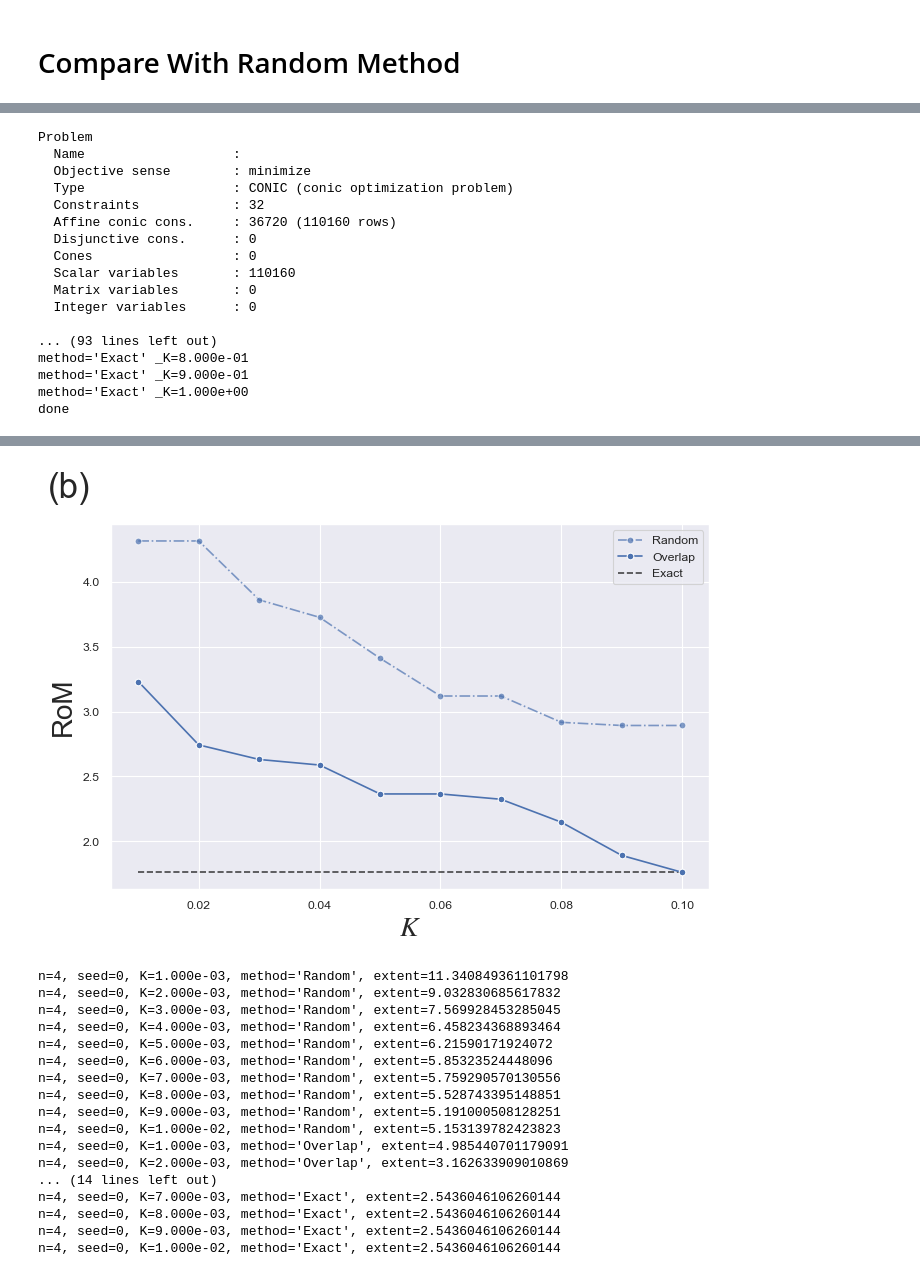
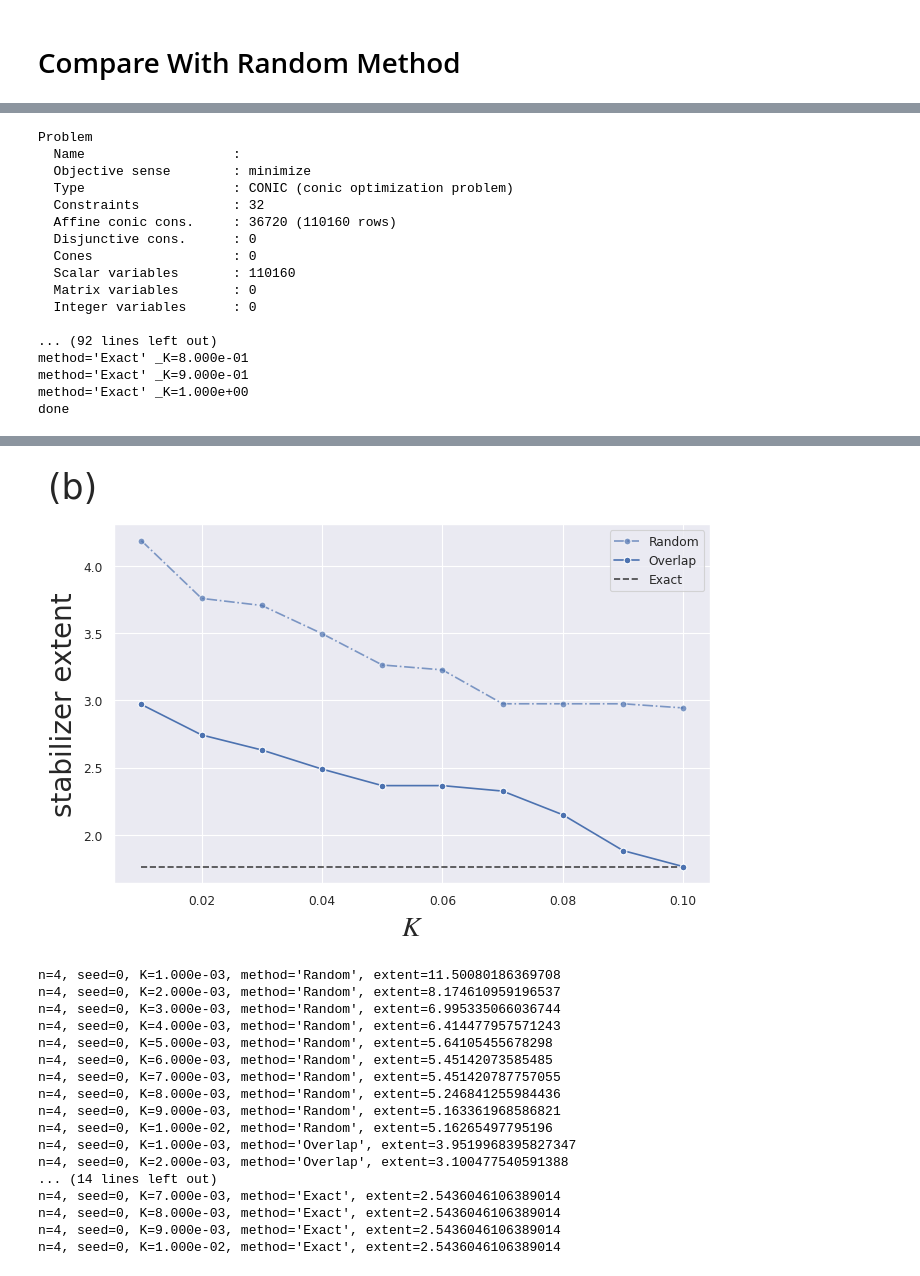
Before and after one commit to quantum-programming/stabilizer_extent, a Jupyter notebook: notebooks/compare_with_random_method.ipynb, the cells around one changed output, grey strips where cells are left out. Cells and saved outputs as stored; diff of their text form; code cells hidden in the pictures.

```diff
--- a/notebooks/compare_with_random_method.ipynb
+++ b/notebooks/compare_with_random_method.ipynb
@@ -30,12 +30,16 @@ def calculate_extent_random(n, psi, _K, topK_Amat, rand_Amat):
 
 def calculate_extent_dot(n, psi, _K, topK_Amat, rand_Amat):
     assert _K in np.linspace(0.1, 1.0, 10)
-    Amat = scipy.sparse.hstack(
-        [
-            topK_Amat[:, -int(_K * topK_Amat.shape[1]) :],
-            scipy.sparse.eye(2**n, format="csc", dtype=np.complex128),
-        ]
-    )
+    Amat_dot = topK_Amat[:, -int(_K * topK_Amat.shape[1]) :]
+    if Amat_dot.shape[1] + (2**n) <= total_stabilizer_group_size(n):
+        Amat = scipy.sparse.hstack(
+            [
+                Amat_dot,
+                scipy.sparse.eye(2**n, format="csc", dtype=np.complex128),
+            ]
+        )
+    else:
+        Amat = Amat_dot
     return calculate_extent_custom(n, Amat, psi)[0]
 
 
@@ -51,9 +55,9 @@ def execute_experiments(n, maxK, kind):
         print(f"{exact=}", file=f)
 
     t_s_g_s = total_stabilizer_group_size(n)
-    topK_Amat = get_topK_Amat(n, psi)
+    topK_Amat = get_topK_Amat(n, psi, False)
     rand_Amat = recovery_states_from_idxs(
-        n, np.random.choice(t_s_g_s, size=int(t_s_g_s * maxK), replace=False)
+        n, np.random.choice(t_s_g_s, size=int(t_s_g_s * maxK), replace=False).tolist()
     )
 
     methods = ["Random", "Overlap", "Exact"]
@@ -113,7 +117,7 @@ def visualize_performance(n, kind):
             )
 
     ax.set_xlabel("$K$", fontsize=20)
-    ax.set_ylabel("RoM", fontsize=20)
+    ax.set_ylabel("stabilizer extent", fontsize=20)
     ax.set_title("(b)", fontsize=25, x=-0.07, y=1.05)
 
     plt.tight_layout()
@@ -165,7 +169,7 @@ Problem
   Matrix variables       : 0
   Integer variables      : 0
 
-... (93 lines left out)
+... (92 lines left out)
 method='Exact' _K=8.000e-01
 method='Exact' _K=9.000e-01
 method='Exact' _K=1.000e+00
@@ -190,18 +194,18 @@ n=3, seed=0, K=1.000e-01, method='Exact', extent=1.7618306486845279
-[figure, old version]
+[figure, new version]
-n=4, seed=0, K=1.000e-03, method='Random', extent=11.340849361101798
-n=4, seed=0, K=2.000e-03, method='Random', extent=9.032830685617832
-n=4, seed=0, K=3.000e-03, method='Random', extent=7.569928453285045
-n=4, seed=0, K=4.000e-03, method='Random', extent=6.458234368893464
-n=4, seed=0, K=5.000e-03, method='Random', extent=6.21590171924072
-n=4, seed=0, K=6.000e-03, method='Random', extent=5.85323524448096
-n=4, seed=0, K=7.000e-03, method='Random', extent=5.759290570130556
-n=4, seed=0, K=8.000e-03, method='Random', extent=5.528743395148851
-n=4, seed=0, K=9.000e-03, method='Random', extent=5.191000508128251
-n=4, seed=0, K=1.000e-02, method='Random', extent=5.153139782423823
-n=4, seed=0, K=1.000e-03, method='Overlap', extent=4.985440701179091
-n=4, seed=0, K=2.000e-03, method='Overlap', extent=3.162633909010869
+n=4, seed=0, K=1.000e-03, method='Random', extent=11.50080186369708
+n=4, seed=0, K=2.000e-03, method='Random', extent=8.174610959196537
+n=4, seed=0, K=3.000e-03, method='Random', extent=6.995335066036744
+n=4, seed=0, K=4.000e-03, method='Random', extent=6.414477957571243
+n=4, seed=0, K=5.000e-03, method='Random', extent=5.64105455678298
+n=4, seed=0, K=6.000e-03, method='Random', extent=5.45142073585485
+n=4, seed=0, K=7.000e-03, method='Random', extent=5.451420787757055
+n=4, seed=0, K=8.000e-03, method='Random', extent=5.246841255984436
+n=4, seed=0, K=9.000e-03, method='Random', extent=5.163361968586821
+n=4, seed=0, K=1.000e-02, method='Random', extent=5.16265497795196
+n=4, seed=0, K=1.000e-03, method='Overlap', extent=3.9519968395827347
+n=4, seed=0, K=2.000e-03, method='Overlap', extent=3.100477540591388
 ... (14 lines left out)
-n=4, seed=0, K=7.000e-03, method='Exact', extent=2.5436046106260144
-n=4, seed=0, K=8.000e-03, method='Exact', extent=2.5436046106260144
-n=4, seed=0, K=9.000e-03, method='Exact', extent=2.5436046106260144
-n=4, seed=0, K=1.000e-02, method='Exact', extent=2.5436046106260144
+n=4, seed=0, K=7.000e-03, method='Exact', extent=2.5436046106389014
+n=4, seed=0, K=8.000e-03, method='Exact', extent=2.5436046106389014
+n=4, seed=0, K=9.000e-03, method='Exact', extent=2.5436046106389014
+n=4, seed=0, K=1.000e-02, method='Exact', extent=2.5436046106389014
```
Also changed, not shown: parts of 1 cell of this notebook, 7 other files.
